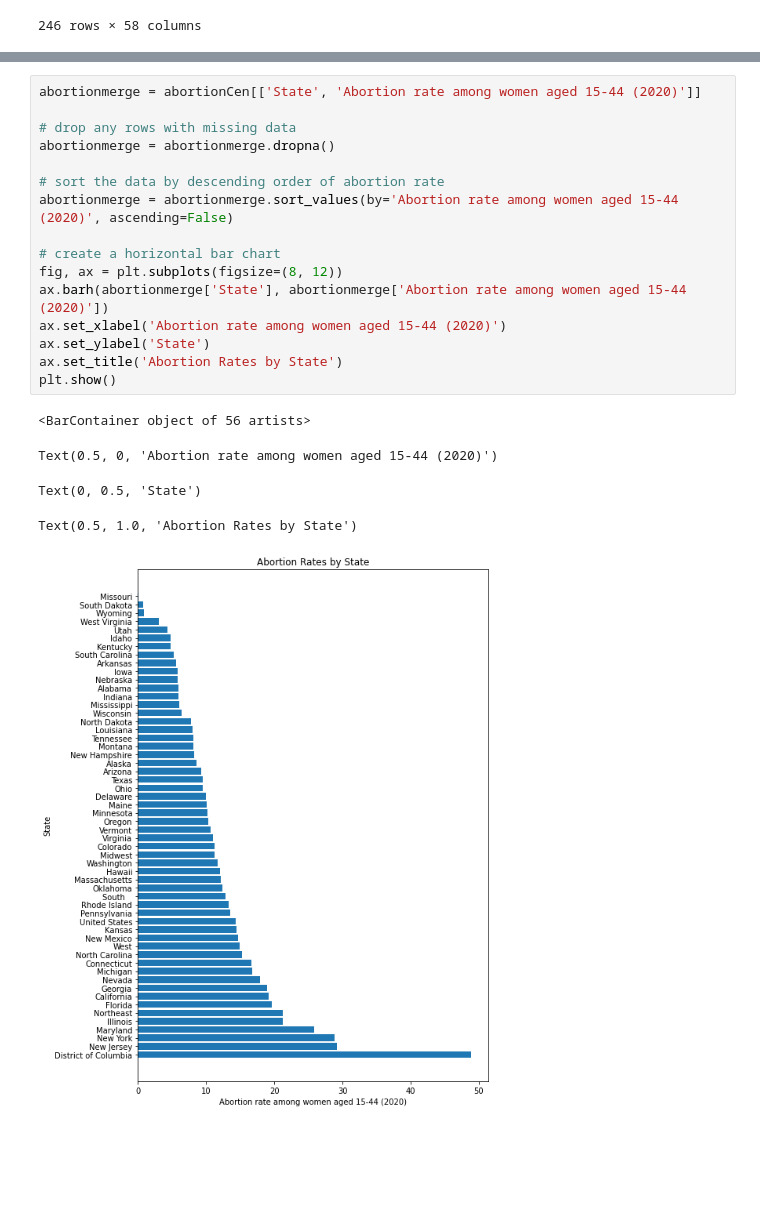
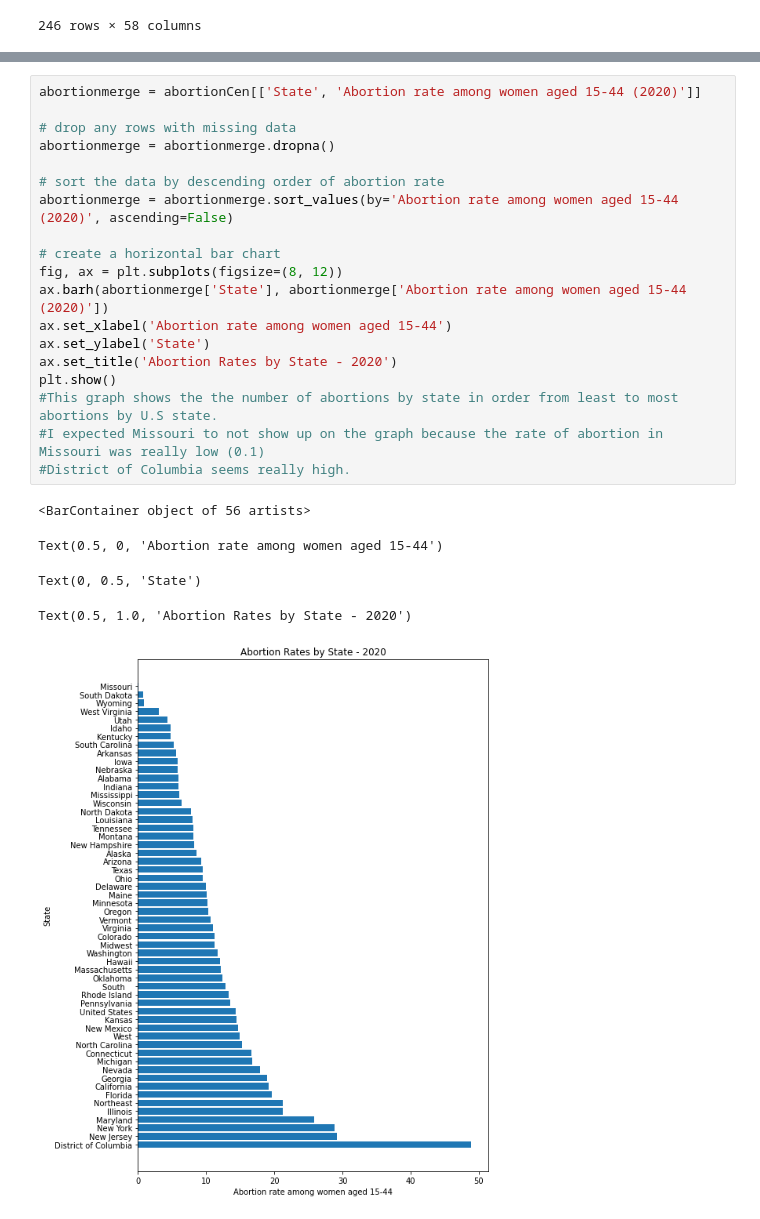
Before and after one commit to Mmarlo5/psychic-doodle, a Jupyter notebook: Problem_Set_4.ipynb, the cells around one changed output, grey strips where cells are left out. Drawn from its saved outputs; the diff is of its cells as text; blank space fills up the shorter version.

```diff
--- a/Problem_Set_4.ipynb
+++ b/Problem_Set_4.ipynb
@@ -201,22 +237,25 @@ Warning: Total number of columns (58) exceeds max_columns (20). Falling back to
 # %%
 abortionmerge = abortionCen[['State', 'Abortion rate among women aged 15-44 (2020)']]
 
 # drop any rows with missing data
 abortionmerge = abortionmerge.dropna()
 
 # sort the data by descending order of abortion rate
 abortionmerge = abortionmerge.sort_values(by='Abortion rate among women aged 15-44 (2020)', ascending=False)
 
 # create a horizontal bar chart
 fig, ax = plt.subplots(figsize=(8, 12))
 ax.barh(abortionmerge['State'], abortionmerge['Abortion rate among women aged 15-44 (2020)'])
-ax.set_xlabel('Abortion rate among women aged 15-44 (2020)')
+ax.set_xlabel('Abortion rate among women aged 15-44')
 ax.set_ylabel('State')
-ax.set_title('Abortion Rates by State')
+ax.set_title('Abortion Rates by State - 2020')
 plt.show()
+#This graph shows the the number of abortions by state in order from least to most abortions by U.S state.
+#I expected Missouri to not show up on the graph because the rate of abortion in Missouri was really low (0.1)
+#District of Columbia seems really high.
 # %% [output]
 <BarContainer object of 56 artists>
-Text(0.5, 0, 'Abortion rate among women aged 15-44 (2020)')
+Text(0.5, 0, 'Abortion rate among women aged 15-44')
 Text(0, 0.5, 'State')
-Text(0.5, 1.0, 'Abortion Rates by State')
+Text(0.5, 1.0, 'Abortion Rates by State - 2020')
-[figure, old version]
+[figure, new version]
```
Also changed, not shown: parts of 10 cells of this notebook.
